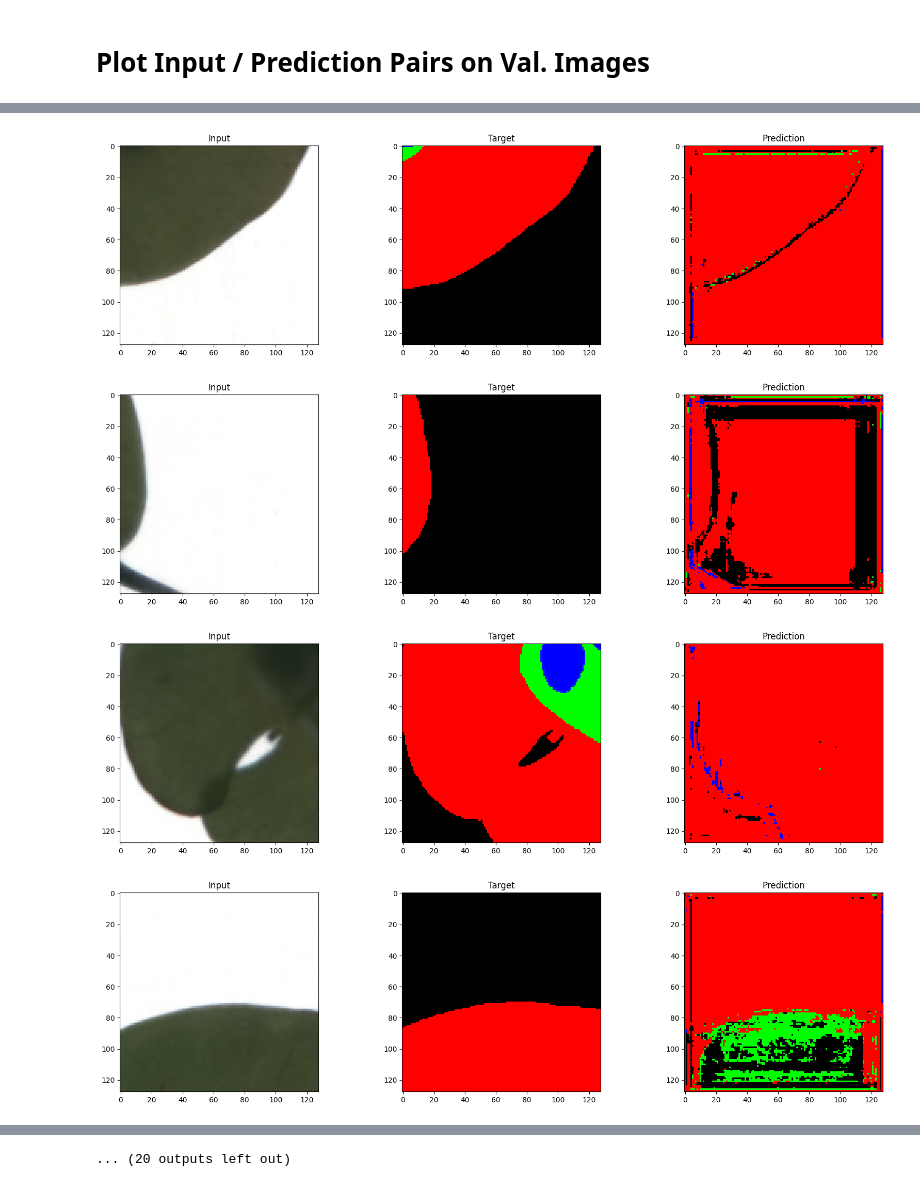
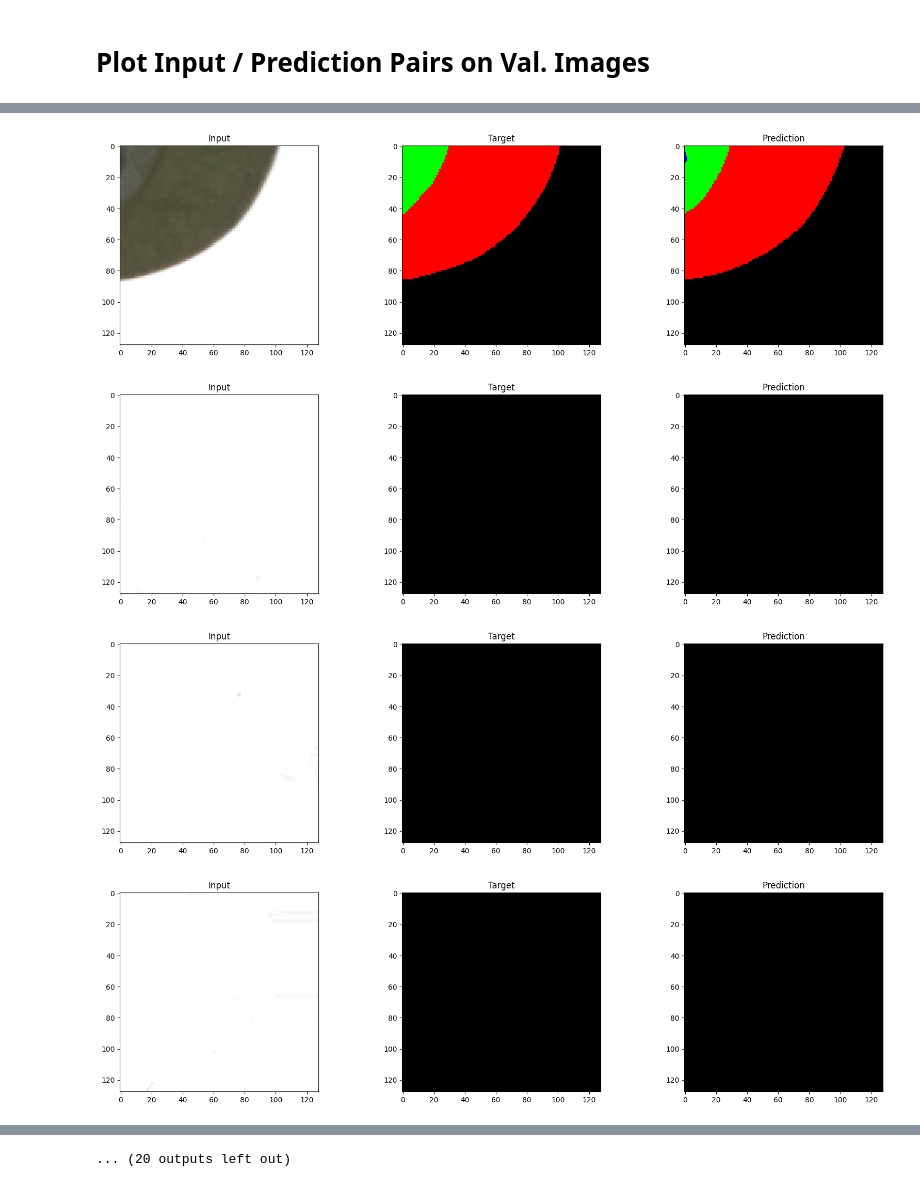
Before and after one commit to pikruse/pennycress-unet, a Jupyter notebook: notebooks/multiclass_segmentation.ipynb, the cells around one changed output, grey strips where cells are left out. Saved outputs shown, nothing was run; the diff lists cells and outputs as text; code cells hidden in the pictures.

```diff
--- a/notebooks/multiclass_segmentation.ipynb
+++ b/notebooks/multiclass_segmentation.ipynb
@@ -169,20 +205,29 @@ Plotting validation examples...
 # %% [markdown]
 # Build U-Net
 # %%
-reload(UNet)
+reload(BuildUNet)
 
-model_kwargs = {"enc_layer_sizes": [16, 32, 64, 128],
-                "dec_layer_sizes": [128, 64, 32, 16],
-                "in_channels": 3,
-                "out_channels": 4,
-                "conv_per_block": 1}
+model_kwargs = {
+    'layer_sizes': [32, 64, 128],
+    'in_channels': 3,
+    'out_channels': 4,
+    'conv_per_block': 3,
+    'dropout_rate': 0.1,
+    'hidden_activation': torch.nn.SELU(),
+    'output_activation': None
+}
 
-unet = UNet.UNet(**model_kwargs).to(device)
+unet = BuildUNet.UNet(**model_kwargs).to(device)
 # %% [markdown]
 # Implement the Backward Pass/Training
 # %%
 # define our loss function, optimizer
-loss_function = torch.nn.CrossEntropyLoss()
+reload(WeightedCrossEntropy)
+if distance_weights:
+    loss_function = WeightedCrossEntropy.WeightedCrossEntropy(device=device)
+else:
+    loss_function = torch.nn.CrossEntropyLoss()
+
 optimizer = torch.optim.Adam(unet.parameters(), lr=0.001)
 # %%
 # training loop
@@ -402,12 +479,16 @@ plt.show()
 # %%
 # options
 num_plot = 32
+rand_idx = np.random.randint(len(val_loader), size = num_plot)
 
-# get batch from val set for plotting
-xb, yb = get_batch('val')
+
+# get random validation batch
+(xb, yb) = next(iter(val_loader))
+xb, yb = xb.to(device), yb.to(device)[:, :-1, :, :] # remove weight mask
 
 # make prediction with unet
-yb_pred = unet(xb)
+yb_pred = unet(xb).to(device)
+yb_pred = torch.nn.functional.softmax(yb_pred, dim=1)
 
 # convert to cpu, numpy, and change channels for visualization
 xb_numpy = xb.detach().cpu().permute(0, 2, 3, 1).numpy()
@@ -439,4 +520,4 @@ for i in range(num_plot):
-[figure, old version]
+[figure, new version]
-[figure, old version]
+[figure, new version]
-[figure, old version]
+[figure, new version]
-[figure, old version]
+[figure, new version]
```
Also changed, not shown: parts of 8 cells of this notebook, 3 other files.
